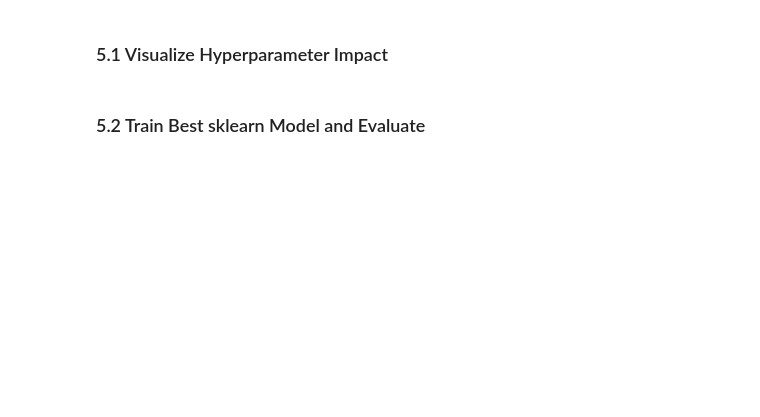
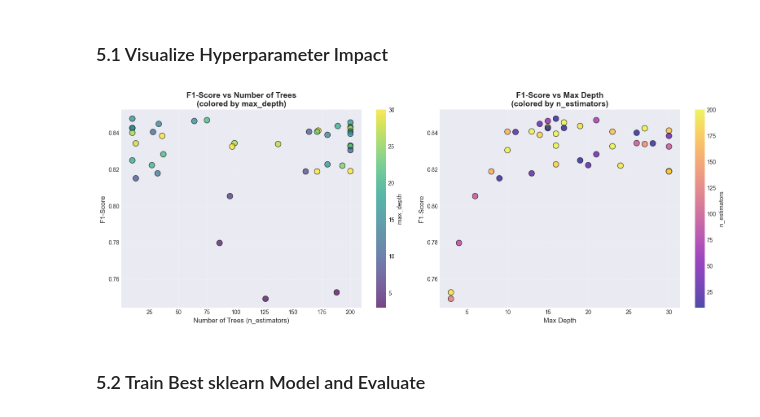
Before and after one commit to BESSAI-Tayeb/forest-fires-algeria-tunisia-analysis, a Jupyter notebook: analysis/supervised/random_forest.ipynb, the cells around one changed output. Drawn from its saved outputs; the diff is of its cells as text; code cells hidden in the pictures; blank space fills up the shorter version.

```diff
--- a/analysis/supervised/random_forest.ipynb
+++ b/analysis/supervised/random_forest.ipynb
@@ -252,30 +324,36 @@ print("\n" + "="*80)
 # %%
 fig, axes = plt.subplots(1, 2, figsize=(16, 6))
 
-# Plot 1: F1-Score vs n_estimators for different max_depth
+# Plot 1: F1-Score vs n_estimators (scatter plot colored by max_depth)
 ax1 = axes[0]
-for depth in max_depth_list:
-    depth_label = 'None' if depth is None else depth
-    subset = results_df[results_df['max_depth'] == depth_label]
-    ax1.plot(subset['n_estimators'], subset['f1_score'], 'o-',
-             label=f'max_depth={depth_label}', linewidth=2, markersize=8)
+scatter = ax1.scatter(results_df['n_estimators'], results_df['f1_score'],
+                      c=results_df['max_depth'], cmap='viridis',
+                      s=100, alpha=0.7, edgecolors='black')
+cbar = plt.colorbar(scatter, ax=ax1)
+cbar.set_label('max_depth', fontsize=11)
 
 ax1.set_xlabel('Number of Trees (n_estimators)', fontsize=12)
 ax1.set_ylabel('F1-Score', fontsize=12)
-ax1.set_title('F1-Score vs Number of Trees', fontsize=14, fontweight='bold')
-ax1.legend()
+ax1.set_title('F1-Score vs Number of Trees\n(colored by max_depth)', fontsize=14, fontweight='bold')
 ax1.grid(True, alpha=0.3)
 
-# Plot 2: Heatmap of F1-Scores
+# Plot 2: F1-Score vs max_depth (scatter plot colored by n_estimators)
 ax2 = axes[1]
-pivot_df = results_df.pivot(index='max_depth', columns='n_estimators', values='f1_score')
-sns.heatmap(pivot_df, annot=True, fmt='.4f', cmap='YlGnBu', ax=ax2, cbar_kws={'label': 'F1-Score'})
-ax2.set_xlabel('Number of Trees', fontsize=12)
-ax2.set_ylabel('Max Depth', fontsize=12)
-ax2.set_title('F1-Score Heatmap: n_estimators vs max_depth', fontsize=14, fontweight='bold')
+scatter2 = ax2.scatter(results_df['max_depth'], results_df['f1_score'],
+                       c=results_df['n_estimators'], cmap='plasma',
+                       s=100, alpha=0.7, edgecolors='black')
+cbar2 = plt.colorbar(scatter2, ax=ax2)
+cbar2.set_label('n_estimators', fontsize=11)
+
+ax2.set_xlabel('Max Depth', fontsize=12)
+ax2.set_ylabel('F1-Score', fontsize=12)
+ax2.set_title('F1-Score vs Max Depth\n(colored by n_estimators)', fontsize=14, fontweight='bold')
+ax2.grid(True, alpha=0.3)
 
 plt.tight_layout()
 plt.show()
+# %% [output]
+[figure, added]
 # %% [markdown]
 ### 5.2 Train Best sklearn Model and Evaluate
 # %%
```
Also changed, not shown: parts of 12 cells of this notebook, 5 other files.
